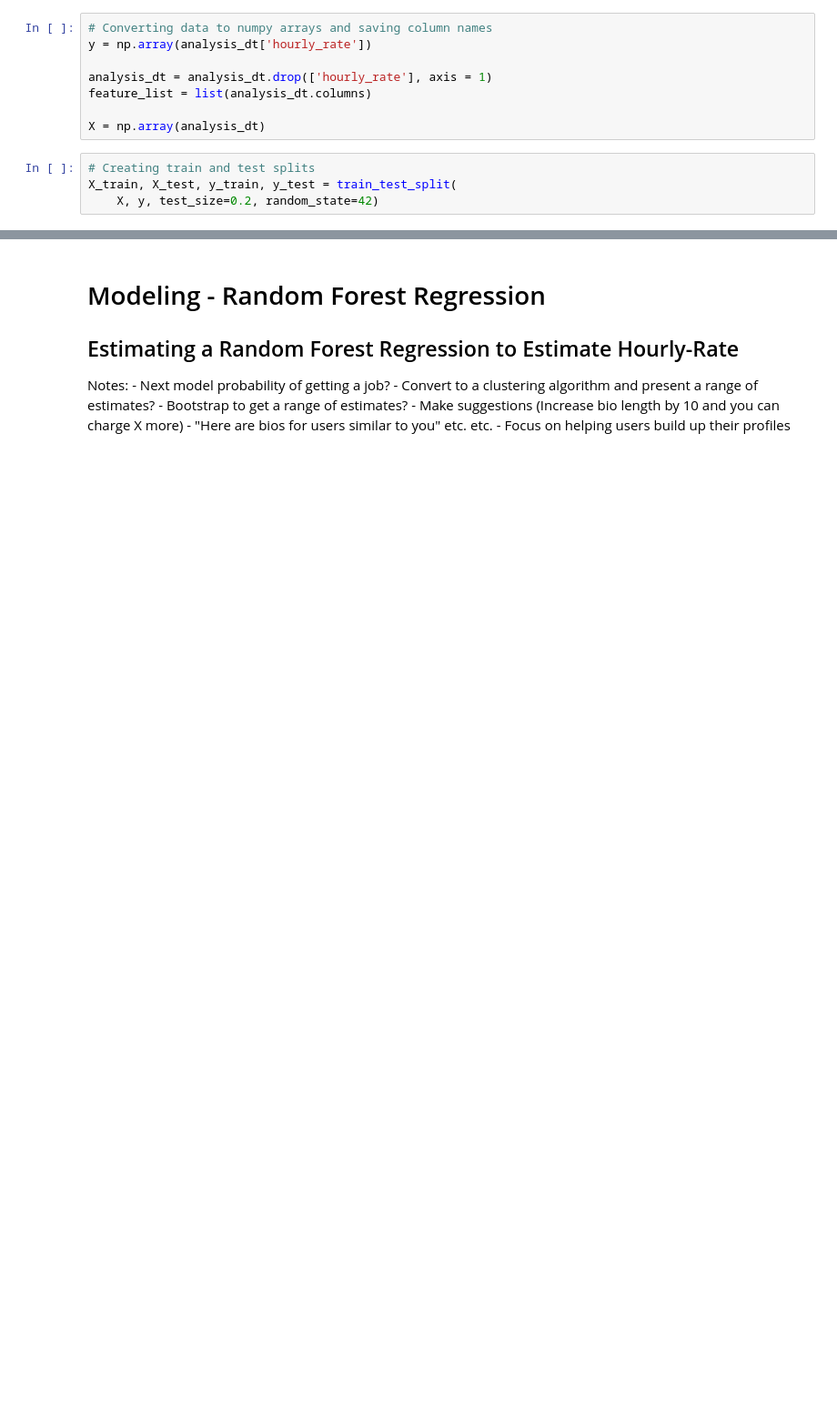
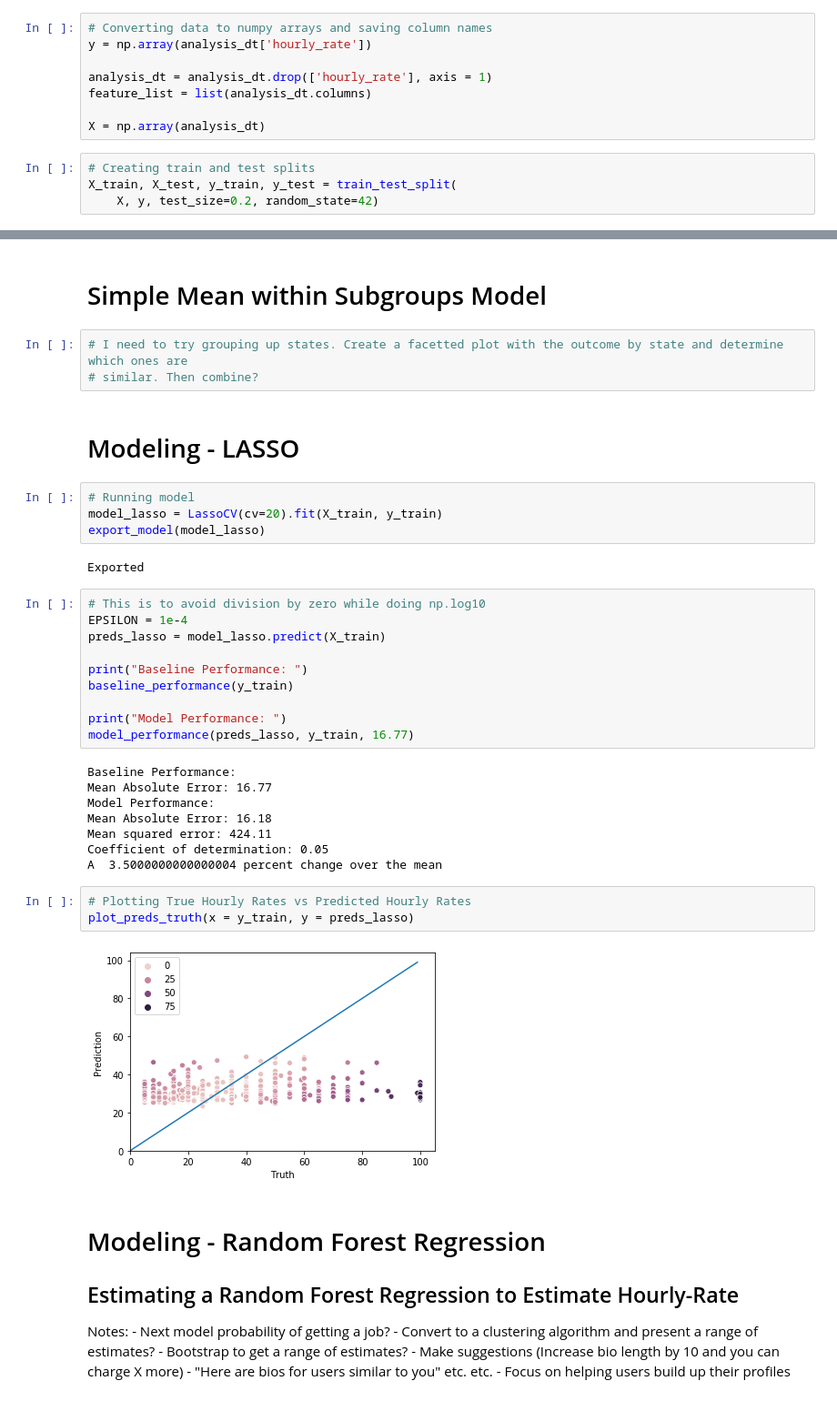
Before and after one commit to lmgibson/MyRate, a Jupyter notebook: notebooks/model_training.ipynb, the cells around one changed output, grey strips where cells are left out. Shown at 91% size. Cells and saved outputs as stored; diff of their text form; blank space fills up the shorter version.

```diff
--- a/notebooks/model_training.ipynb
+++ b/notebooks/model_training.ipynb
@@ -127,3 +151,39 @@ def model_performance(predictions, outcome_data, baseline):
+# %% [markdown]
+# Simple Mean within Subgroups Model
+# %%
+# I need to try grouping up states. Create a facetted plot with the outcome by state and determine which ones are
+# similar. Then combine?
+# %% [markdown]
+# Modeling - LASSO
+# %%
+# Running model
+model_lasso = LassoCV(cv=20).fit(X_train, y_train)
+export_model(model_lasso)
+# %% [output]
+Exported
+# %%
+# This is to avoid division by zero while doing np.log10
+EPSILON = 1e-4
+preds_lasso = model_lasso.predict(X_train)
+
+print("Baseline Performance: ")
+baseline_performance(y_train)
+
+print("Model Performance: ")
+model_performance(preds_lasso, y_train, 16.77)
+# %% [output]
+Baseline Performance:
+Mean Absolute Error: 16.77
+Model Performance:
+Mean Absolute Error: 16.18
+Mean squared error: 424.11
+Coefficient of determination: 0.05
+A  3.5000000000000004 percent change over the mean
+# %%
+# Plotting True Hourly Rates vs Predicted Hourly Rates
+plot_preds_truth(x = y_train, y = preds_lasso)
+# %% [output]
+[figure, added]
 # %% [markdown]
 # Modeling - Random Forest Regression
 ## Estimating a Random Forest Regression to Estimate Hourly-Rate
```
Also changed, not shown: parts of 30 cells of this notebook, 5 other files.
